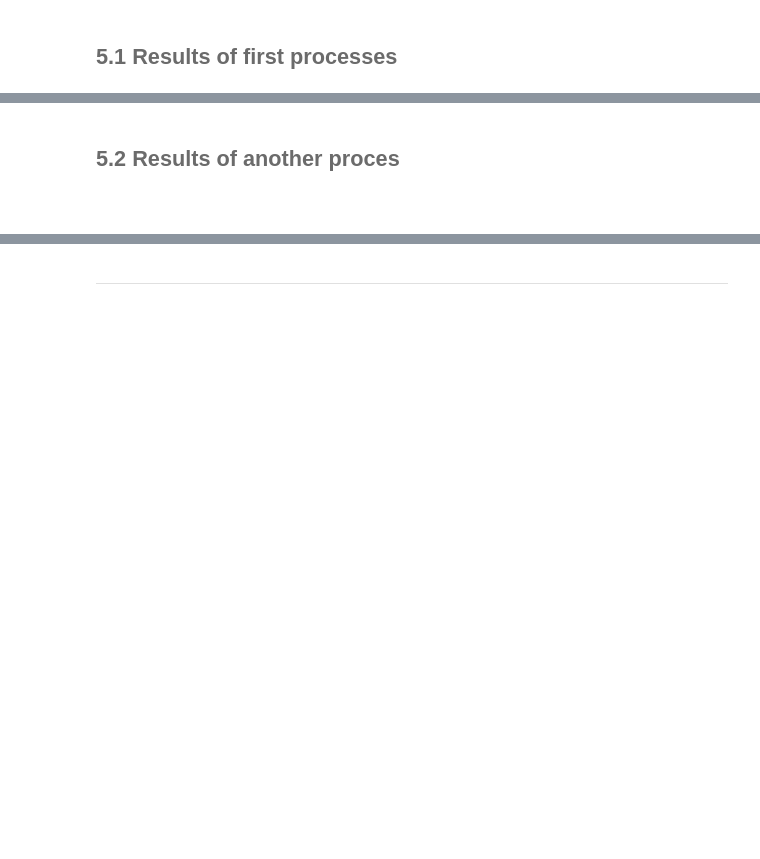
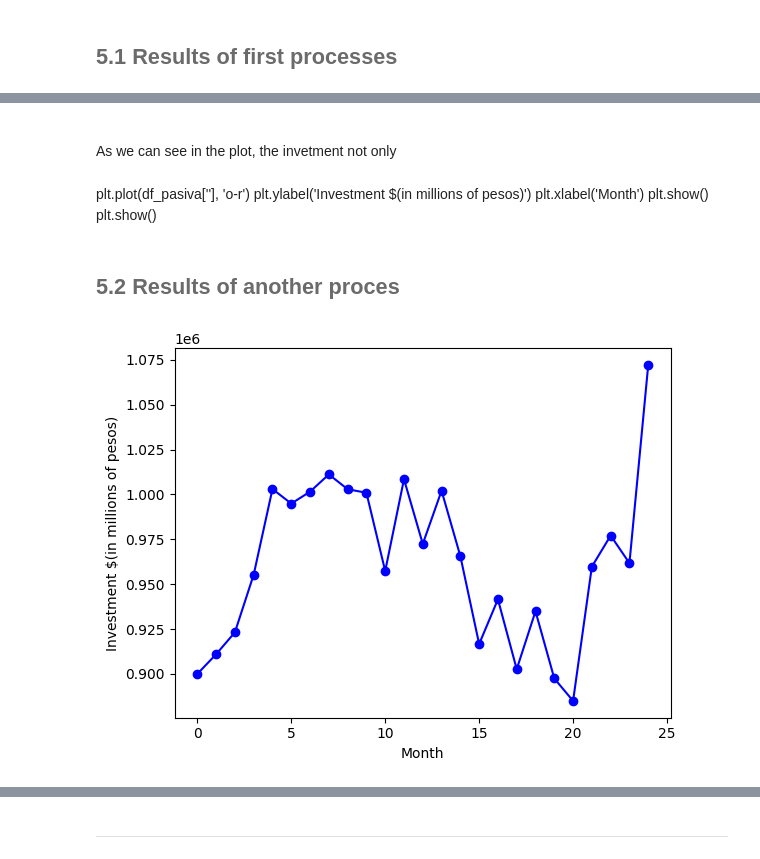
Before and after one commit to if723286/Portafolio-Activo-Pasivo, a Jupyter notebook: notebook.ipynb, the cells around one changed output, grey strips where cells are left out. Cells and saved outputs as stored; diff of their text form; code cells hidden in the pictures; blank space fills up the shorter version.

```diff
--- a/notebook.ipynb
+++ b/notebook.ipynb
@@ -192,6 +321,6 @@ for i in range (0,23):
 # %%
 acumulado=[]
 for i in range(0,23):
-    x  = df_pasiva.iloc[i+1,1]/df_pasiva.iloc[0,1]-1
+    x  = (df_pasiva.iloc[i+1,1]/df_pasiva.iloc[0,1])-1
     acumulado.append(x)
 acumulado = pd.DataFrame (acumulado, columns = ['rendimiento acumulado'])
@@ -334,7 +544,7 @@ for j in range(0,24):
     #Aqui vamos a poner todos los cambios de las variables que se hacen mes a mes por el rebalanceo
     df_activa.iloc[j+1,1]=filtered_data.Value.sum()
     df_activa.iloc[j+1,2]=(filtered_ret1.iloc[:,j+1]*filtered_ret1.iloc[:,j]).sum()
-    df_activa.iloc[j+1,3]=(1+df_activa.iloc[j+1,2])*(1+1+df_activa.iloc[j,2])-1
+    df_activa.iloc[j+1,3]=((1+df_activa.iloc[j+1,2])*(1+1+df_activa.iloc[j,2]))-1
     df_activa.iloc[j+1,4]=filtered_data.Stocks.sum()
     df_activa.iloc[j+1,5]=df_activa.iloc[j+1,4]-df_activa.iloc[j,4]
     if  df_activa.iloc[j+1,5]>0:
@@ -367,2 +622,10 @@ df_activa
+# %% [markdown]
+<br> As we can see in the plot, the invetment not only
+# %% [markdown]
+plt.plot(df_pasiva[''], 'o-r')
+plt.ylabel('Investment $(in millions of pesos)')
+plt.xlabel('Month')
+plt.show()
+plt.show()
 # %% [markdown]
 ## <font color= #6B6B6B> 5.2 Results of another proces </font>
@@ -373,2 +632,8 @@ df_activa
-# %% [markdown]
-<br>
+# %%
+plt.plot(df_activa['capital'], 'o-b')
+plt.ylabel('Investment $(in millions of pesos)')
+plt.xlabel('Month')
+plt.show()
+plt.show()
+# %% [output]
+[figure, added]
```
Also changed, not shown: parts of 108 cells of this notebook, 1 other file.
